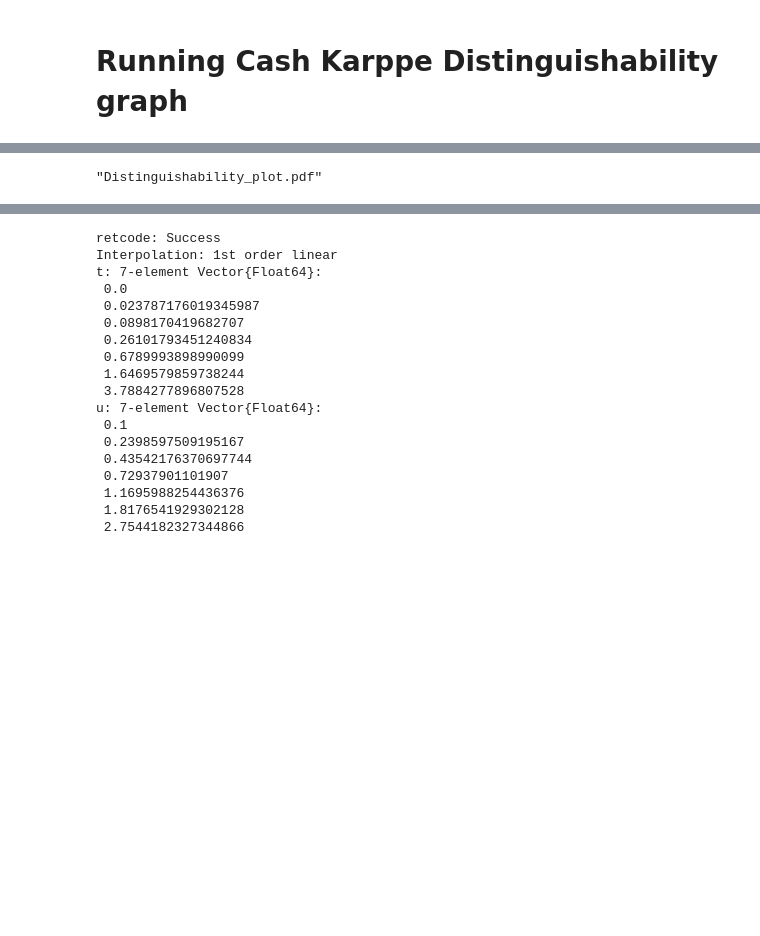
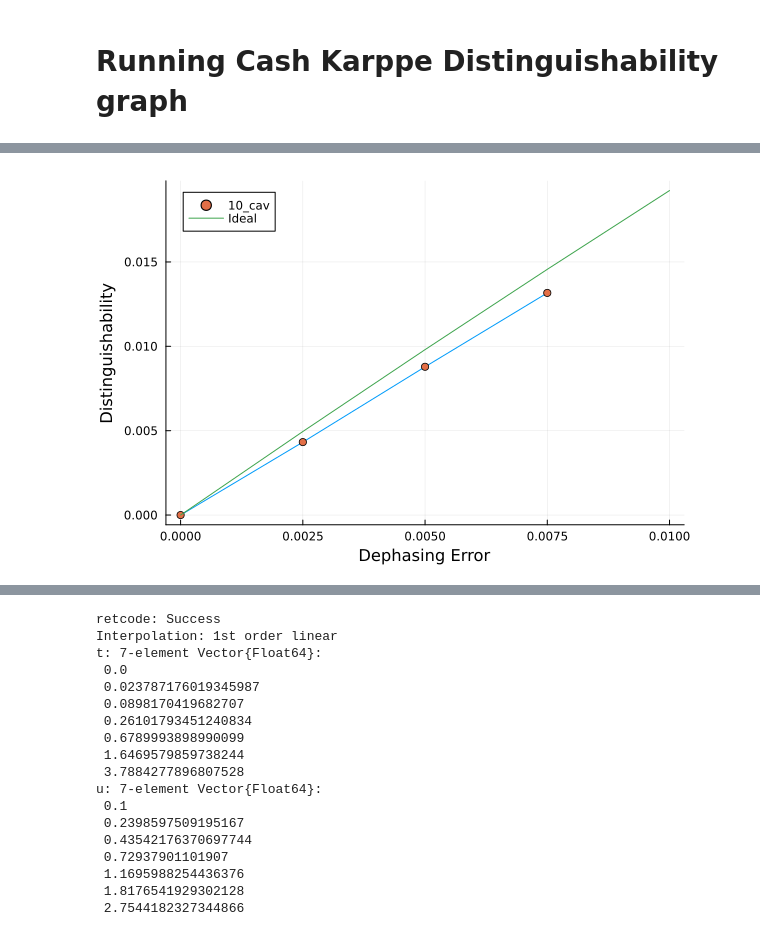
Before and after one commit to anxious-pineapple/Errors-in-FBQC-Code, a Jupyter notebook: BellStateGenerator.ipynb, the cells around one changed output, grey strips where cells are left out. Cells and saved outputs as stored; diff of their text form; code cells hidden in the pictures; blank space fills up the shorter version.

```diff
--- a/BellStateGenerator.ipynb
+++ b/BellStateGenerator.ipynb
@@ -880,13 +140,17 @@ end
 # g34_list3old = f["g34_list3"]
 # close(f)
 # %%
-p = plot([0:0.0025:0.01;], append!([0.0,],real(g34_list10[1:end-1])), label="")
-plot!([0:0.0025:0.01;], append!([0.0,],real(g34_list10[1:end-1])),  seriestype="scatter", label="Truncated Simulation")
+# p = plot([0:0.0025:0.01;], append!([0.0,],real(g34_list10[1:end-1])), label="")
+# plot!([0:0.0025:0.01;], append!([0.0,],real(g34_list10[1:end-1])),  seriestype="scatter", label="Truncated Simulation")
+
+p = plot([0:0.0025:0.0075;], append!([0.0,],real(g34_list10[1:end])), label="")
+plot!([0:0.0025:0.0075;], append!([0.0,],real(g34_list10[1:end])),  seriestype="scatter", label="10_cav")
+
 # plot!([0.0025:0.0025:0.02;], real(g34_list8), label="8 cav")
 # plot!([0.0025:0.0025:0.02;], real(g34_list8), seriestype="scatter")
 # plot!([0.0025,], real(g34_list3old), seriestype="scatter")
 plot!([0:0.0025:0.01;], [2*i/(1+4*i) for i=0:0.0025:0.01], label="Ideal")
 plot!(xlabel="Dephasing Error", ylabel="Distinguishability")
-Plots.pdf(p, "Distinguishability_plot.pdf")
+# Plots.pdf(p, "Indistinguishability_plot.pdf")
 # %% [output]
-"Distinguishability_plot.pdf"
+[figure, added]
```
Also changed, not shown: parts of 61 cells of this notebook, 18 other files.
